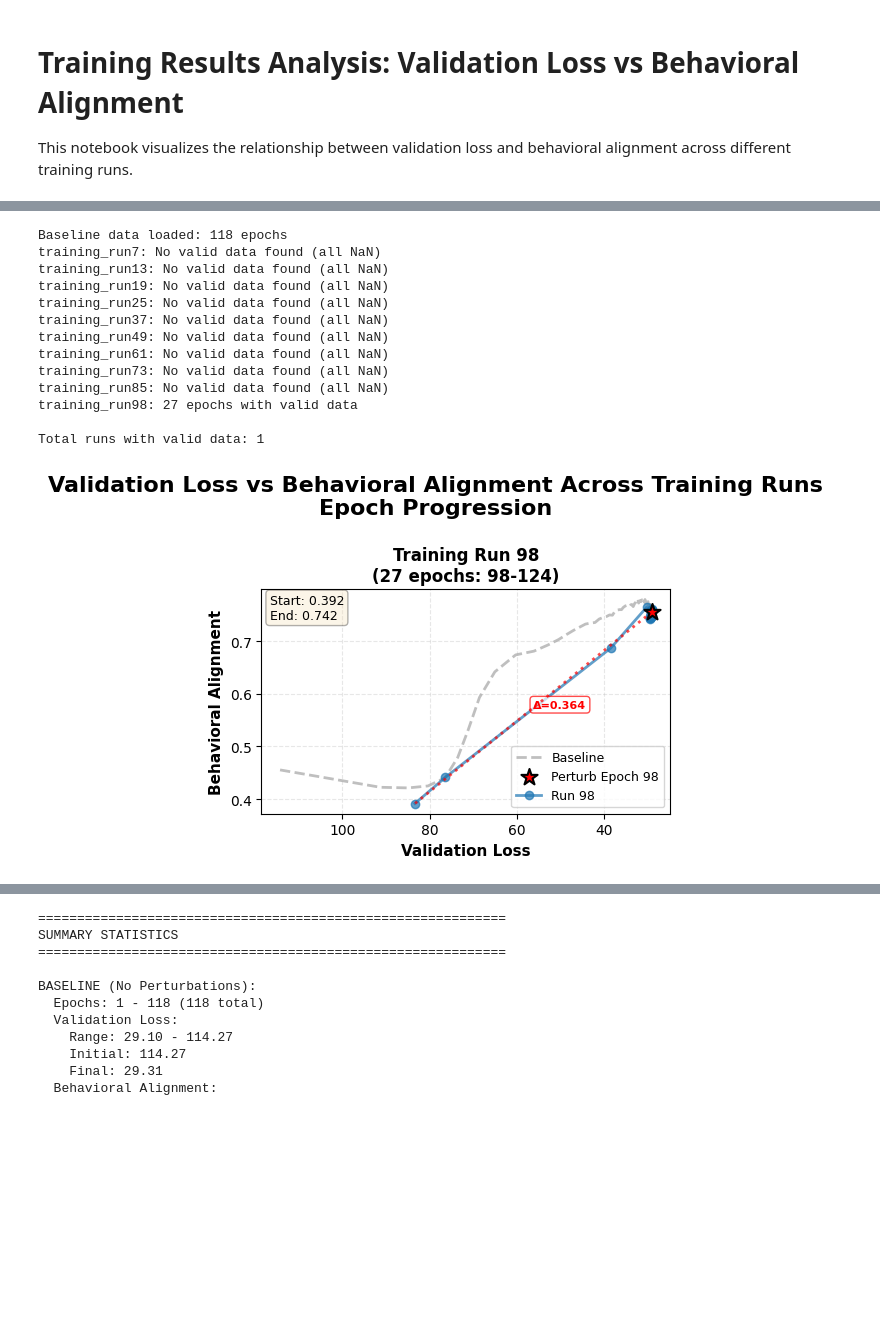
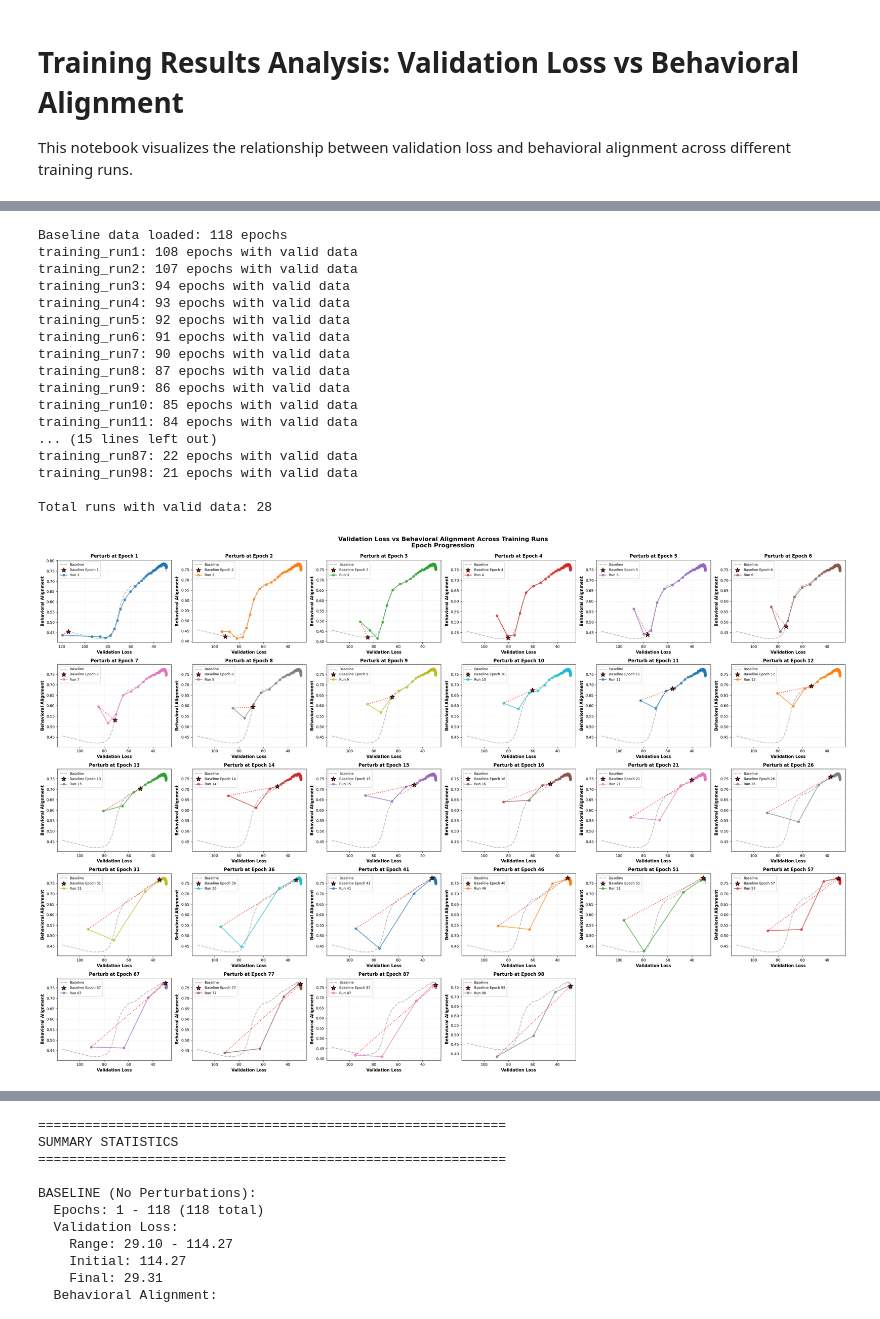
Before and after one commit to marrenj/cvpr_perturbations, a Jupyter notebook: clip_hba_behavior/analysis/analysis_training_results.ipynb, the cells around one changed output, grey strips where cells are left out. Cells and saved outputs as stored; diff of their text form; code cells hidden in the pictures; blank space fills up the shorter version.

Commit message:
Begin neural alignment analysis.

```diff
--- a/clip_hba_behavior/analysis/analysis_training_results.ipynb
+++ b/clip_hba_behavior/analysis/analysis_training_results.ipynb
@@ -9,10 +9,13 @@ import matplotlib.pyplot as plt
 import numpy as np
 from pathlib import Path
 import glob
+# %%
+plt.rcParams['font.family'] = 'Times New Roman'
 # %%
 # Set up paths and parameters
 #results_dir = Path('/home/wallacelab/teba/multimodal_brain_inspired/marren/temporal_dynamics_of_human_alignment/clip_hba_behavior_loops/20251014_101100')
-results_dir = Path('/home/wallacelab/teba/multimodal_brain_inspired/marren/temporal_dynamics_of_human_alignment/clip_hba_behavior_loops/20251015_092242')
+#results_dir = Path('/home/wallacelab/teba/multimodal_brain_inspired/marren/temporal_dynamics_of_human_alignment/clip_hba_behavior_loops/20251015_092242')
+results_dir = Path('/home/wallacelab/teba/multimodal_brain_inspired/marren/temporal_dynamics_of_human_alignment/clip_hba_behavior_loops/20251016_125025')
 
 # Find all training run directories
 run_dirs = sorted([d for d in results_dir.glob('training_run*') if d.is_dir()],
@@ -69,18 +78,22 @@ for run_dir in run_dirs:
 print(f"\nTotal runs with valid data: {len(all_data)}")
 # %% [output]
 Baseline data loaded: 118 epochs
-training_run7: No valid data found (all NaN)
-training_run13: No valid data found (all NaN)
-training_run19: No valid data found (all NaN)
-training_run25: No valid data found (all NaN)
-training_run37: No valid data found (all NaN)
-training_run49: No valid data found (all NaN)
-training_run61: No valid data found (all NaN)
-training_run73: No valid data found (all NaN)
-training_run85: No valid data found (all NaN)
-training_run98: 27 epochs with valid data
+training_run1: 108 epochs with valid data
+training_run2: 107 epochs with valid data
+training_run3: 94 epochs with valid data
+training_run4: 93 epochs with valid data
+training_run5: 92 epochs with valid data
+training_run6: 91 epochs with valid data
+training_run7: 90 epochs with valid data
+training_run8: 87 epochs with valid data
+training_run9: 86 epochs with valid data
+training_run10: 85 epochs with valid data
+training_run11: 84 epochs with valid data
+... (15 lines left out)
+training_run87: 22 epochs with valid data
+training_run98: 21 epochs with valid data
 
-Total runs with valid data: 1
+Total runs with valid data: 28
 # %%
 # Create multi-panel figure with separate subplot for each training run
 n_runs = len(all_data)
@@ -135,7 +148,7 @@ for idx, (run_name, df) in enumerate(all_data.items()):
                       edgecolors='black',
                       linewidth=1.5,
                       zorder=5,
-                      label=f'Perturb Epoch {perturb_epoch}')
+                      label=f'Baseline Epoch {perturb_epoch}')
 
     # Plot perturbation run line with markers
     ax.plot(df_sorted['test_loss'],
@@ -165,16 +178,16 @@ for idx, (run_name, df) in enumerate(all_data.items()):
                    alpha=0.7,
                    zorder=4)
 
-            # Add annotation showing the divergence
-            mid_x = (baseline_point['test_loss'] + perturb_point['test_loss']) / 2
-            mid_y = (baseline_point['behavioral_rsa_rho'] + perturb_point['behavioral_rsa_rho']) / 2
-            divergence = abs(baseline_point['behavioral_rsa_rho'] - perturb_point['behavioral_rsa_rho'])
-            ax.annotate(f'Δ={divergence:.3f}',
-                       xy=(mid_x, mid_y),
-                       fontsize=8,
-                       color='red',
-                       fontweight='bold',
-                       bbox=dict(boxstyle='round,pad=0.3', facecolor='white', alpha=0.7, edgecolor='red'))
+            # # Add annotation showing the divergence
+            # mid_x = (baseline_point['test_loss'] + perturb_point['test_loss']) / 2
+            # mid_y = (baseline_point['behavioral_rsa_rho'] + perturb_point['behavioral_rsa_rho']) / 2
+            # divergence = abs(baseline_point['behavioral_rsa_rho'] - perturb_point['behavioral_rsa_rho'])
+            # ax.annotate(f'Δ={divergence:.3f}',
+            #            xy=(mid_x, mid_y),
+            #            fontsize=8,
+            #            color='red',
+            #            fontweight='bold',
+            #            bbox=dict(boxstyle='round,pad=0.3', facecolor='white', alpha=0.7, edgecolor='red'))
 
     # ax.annotate(f"Epoch {int(first_epoch['epoch'])}",
     #             xy=(first_epoch['test_loss'], first_epoch['behavioral_rsa_rho']),
@@ -185,37 +198,37 @@ for idx, (run_name, df) in enumerate(all_data.items()):
 
     # ax.annotate(f"Epoch {int(last_epoch['epoch'])}",
     #             xy=(last_epoch['test_loss'], last_epoch['behavioral_rsa_rho']),
     #             xytext=(10, -10), textcoords='offset points',
     #             fontsize=9, alpha=0.7,
     #             bbox=dict(boxstyle='round,pad=0.3', facecolor='lightgreen', alpha=0.3),
     #             arrowprops=dict(arrowstyle='->', connectionstyle='arc3,rad=0', alpha=0.5))
 
     # Formatting
     ax.set_xlabel('Validation Loss', fontsize=11, fontweight='bold')
     ax.set_ylabel('Behavioral Alignment', fontsize=11, fontweight='bold')
-    ax.set_title(f'Training Run {run_num}\n({len(df_sorted)} epochs: {int(df_sorted["epoch"].min())}-{int(df_sorted["epoch"].max())})',
+    ax.set_title(f'Perturb at Epoch {run_num}', # ({len(df_sorted)} epochs: {int(df_sorted["epoch"].min())}-{int(df_sorted["epoch"].max())})',
                  fontsize=12, fontweight='bold')
     ax.grid(True, alpha=0.3, linestyle='--')
     ax.legend(loc='best', fontsize=9, framealpha=0.8)
 
     # Flip x-axis so loss goes from high to low
     ax.invert_xaxis()
 
-    # Add summary text
-    summary_text = f"Start: {first_epoch['behavioral_rsa_rho']:.3f}\nEnd: {last_epoch['behavioral_rsa_rho']:.3f}"
-    ax.text(0.02, 0.98, summary_text, transform=ax.transAxes,
-            fontsize=9, verticalalignment='top',
-            bbox=dict(boxstyle='round', facecolor='wheat', alpha=0.3))
+    # # Add summary text
+    # summary_text = f"Start: {first_epoch['behavioral_rsa_rho']:.3f}\nEnd: {last_epoch['behavioral_rsa_rho']:.3f}"
+    # ax.text(0.02, 0.98, summary_text, transform=ax.transAxes,
+    #         fontsize=9, verticalalignment='top',
+    #         bbox=dict(boxstyle='round', facecolor='wheat', alpha=0.3))
 
 # Hide any unused subplots
 for idx in range(n_runs, len(axes)):
     axes[idx].set_visible(False)
 
 # Add overall title
 fig.suptitle('Validation Loss vs Behavioral Alignment Across Training Runs\nEpoch Progression',
              fontsize=16, fontweight='bold', y=0.995)
 
 plt.tight_layout()
 plt.show()
 # %% [output]
-[figure, old version]
+[figure, new version]
```
Also changed, not shown: parts of 2 cells of this notebook, 4 other files.
